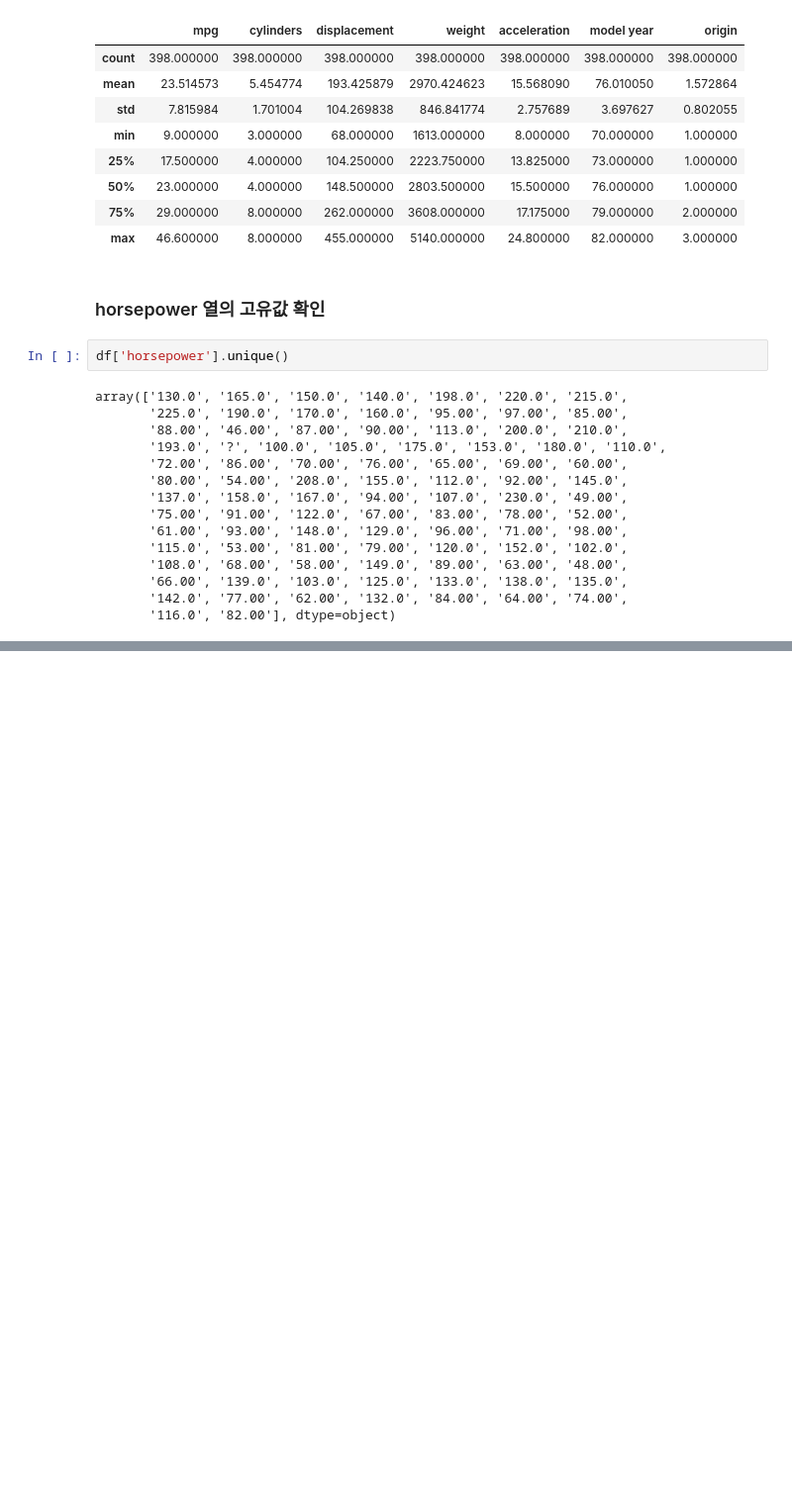
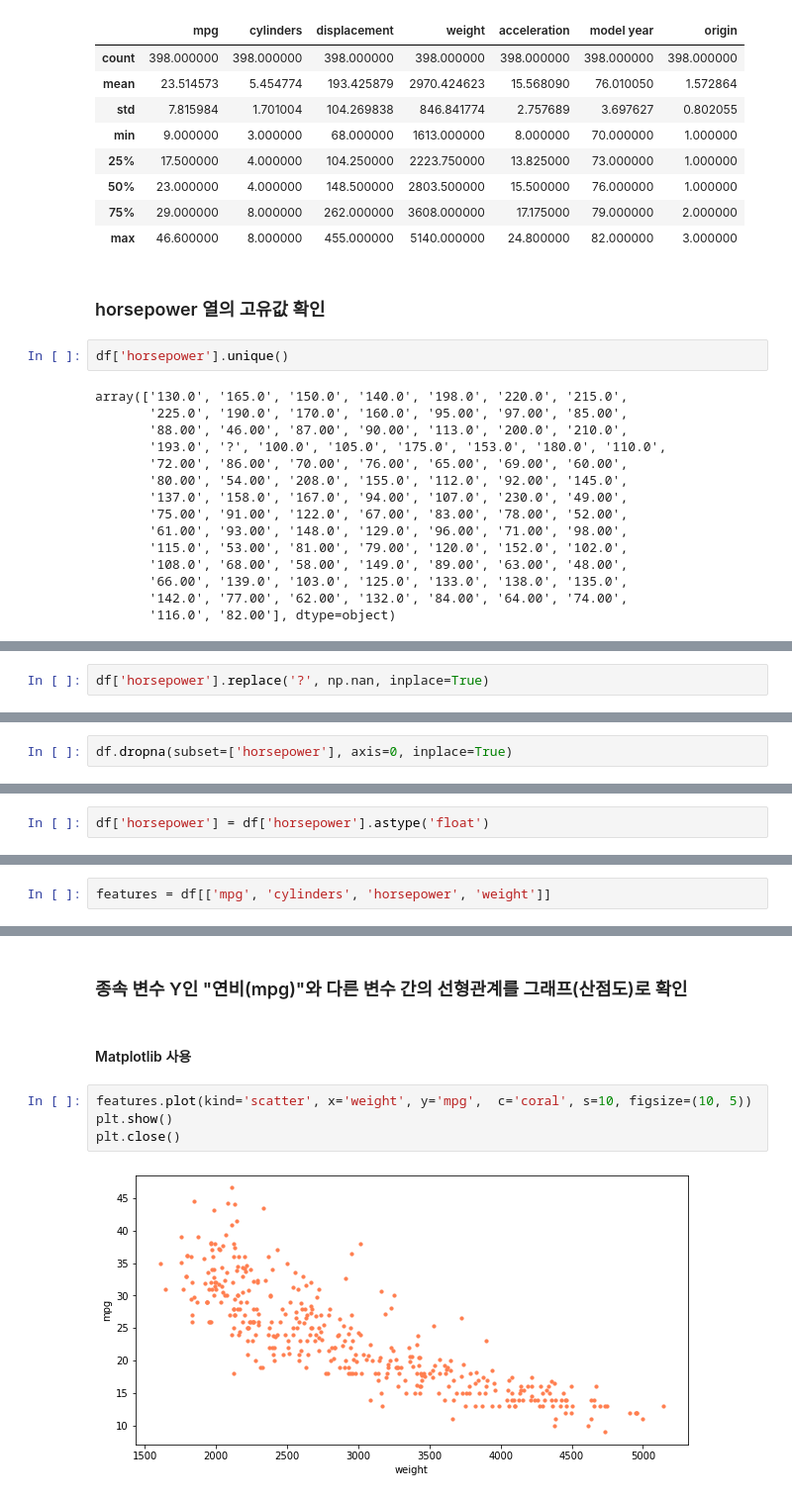
Before and after one commit to CodmingOut/AI_Mentoring, a Jupyter notebook: 002/Untitled.ipynb, the cells around one changed output, grey strips where cells are left out. Shown at 99% size. Drawn from its saved outputs; the diff is of its cells as text; blank space fills up the shorter version.

```diff
--- a/002/Untitled.ipynb
+++ b/002/Untitled.ipynb
@@ -91,0 +94,2 @@ array(['130.0', '165.0', '150.0', '140.0', '198.0', '220.0', '215.0',
+# %%
+df['horsepower'].replace('?', np.nan, inplace=True)
@@ -91,0 +98,2 @@ array(['130.0', '165.0', '150.0', '140.0', '198.0', '220.0', '215.0',
+# %%
+df.dropna(subset=['horsepower'], axis=0, inplace=True)
@@ -91,0 +102,2 @@ array(['130.0', '165.0', '150.0', '140.0', '198.0', '220.0', '215.0',
+# %%
+df['horsepower'] = df['horsepower'].astype('float')
@@ -91,0 +120,2 @@ array(['130.0', '165.0', '150.0', '140.0', '198.0', '220.0', '215.0',
+# %%
+features = df[['mpg', 'cylinders', 'horsepower', 'weight']]
@@ -91,0 +131,10 @@ array(['130.0', '165.0', '150.0', '140.0', '198.0', '220.0', '215.0',
+# %% [markdown]
+### 종속 변수 Y인 "연비(mpg)"와 다른 변수 간의 선형관계를 그래프(산점도)로 확인
+# %% [markdown]
+#### Matplotlib 사용
+# %%
+features.plot(kind='scatter', x='weight', y='mpg',  c='coral', s=10, figsize=(10, 5))
+plt.show()
+plt.close()
+# %% [output]
+[figure, added]
```
Also changed, not shown: parts of 21 cells of this notebook.
